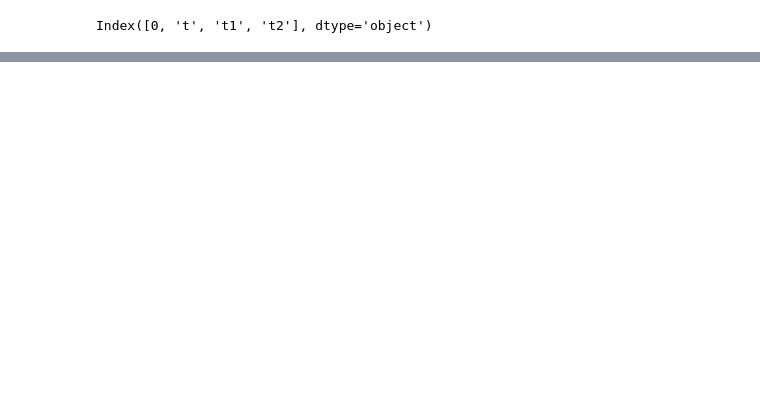
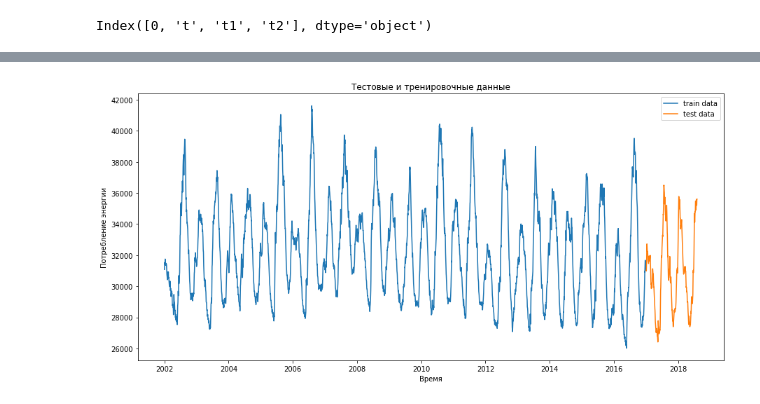
Before and after one commit to EReukova/ML_Business, a Jupyter notebook: ML_L2.ipynb, the cells around one changed output, grey strips where cells are left out. Saved outputs shown, nothing was run; the diff lists cells and outputs as text; code cells hidden in the pictures; blank space fills up the shorter version.

```diff
--- a/ML_L2.ipynb
+++ b/ML_L2.ipynb
@@ -136,0 +138,10 @@ df.head()
+# %%
+df['t'] = 0
+df.iloc[1:,1]=df.iloc[:-1,0].values
+df['t1']=0
+df.iloc[2:,2]=df.iloc[:-2,0].values
+df['t2']=0
+df.iloc[3:,3]=df.iloc[:-3,0].values
+df.fillna(0)
+
+df.head()
@@ -171,0 +223,23 @@ KeyError: 'Level Date must be same as name (None)'
+# %%
+h = 10
+# %%
+X_train_1 = train.iloc[:-h,:]
+y_train_1 = train[df.columns[0]].values[h:]
+X_test_1 = test.iloc[:-h,:]
+y_test_1 = test[df.columns[0]].values[h:]
+
+stsc = StandardScaler()
+X_train_1 = stsc.fit_transform(X_train_1)
+
+X_test_1 = stsc.transform(X_test_1)
+
+plt.figure( figsize=( 15, 7 ))
+plt.xlabel('Время')
+plt.ylabel('Потребление энергии')
+plt.plot(train_b.index.get_level_values('Date'),train_b[df.columns[0]], label='train data' )
+plt.plot(test_b.index.get_level_values('Date'),test_b[df.columns[0]], label='test data')
+plt.title( 'Тестовые и тренировочные данные' )
+plt.legend()
+plt.show()
+# %% [output]
+[figure, added]
```
Also changed, not shown: parts of 10 cells of this notebook.
